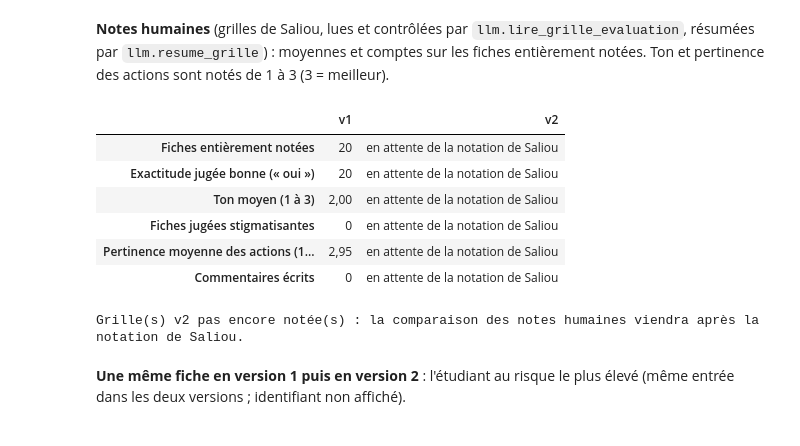
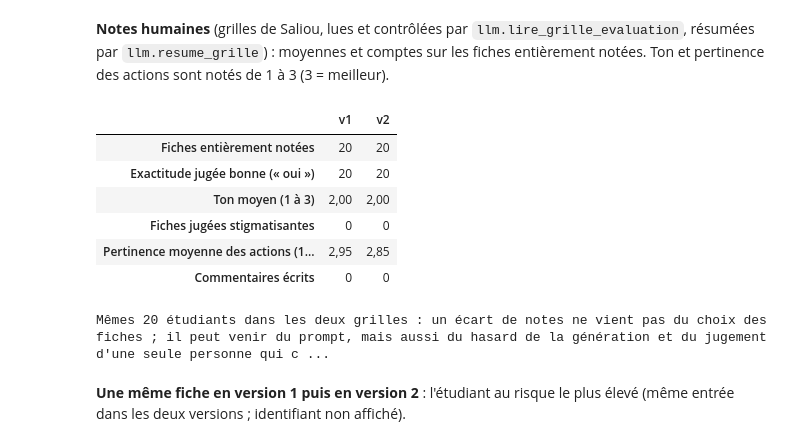
Before and after one commit to saliou489/horizon-decrochage-tutorat, a Jupyter notebook: notebooks/06_llm.ipynb, the cells around one changed output. Cells and saved outputs as stored; diff of their text form; code cells hidden in the pictures.

Commit message:
LL-02 : grille v2 remplie par Saliou et comparaison des notes (#24)
Co-Authored-By: Claude Opus 5.5 <noreply@anthropic.com>

```diff
--- a/notebooks/06_llm.ipynb
+++ b/notebooks/06_llm.ipynb
@@ -502,32 +502,34 @@ Chaque barre mesure un défaut visé par la version 2 (plus courte = mieux), sau
 # %%
 NOMS_NOTES = {"fiches_notees": "Fiches entièrement notées", "exactitude_oui": "Exactitude jugée bonne (« oui »)",
               "ton_moyen": "Ton moyen (1 à 3)", "stigmatisation_oui": "Fiches jugées stigmatisantes",
               "actions_pertinentes_moyennes": "Pertinence moyenne des actions (1 à 3)",
               "commentaires": "Commentaires écrits"}
 notes = {}
 for version, chemin in config.FICHIERS_GRILLE_EVALUATION.items():
     resume = llm.resume_grille(llm.lire_grille_evaluation(chemin)) if chemin.exists() else None
     if resume is None or resume["fiches_notees"] == 0:
         notes[version] = {cle: "en attente de la notation de Saliou" for cle in NOMS_NOTES}
     else:
         notes[version] = {cle: (nombre(valeur, 2) if isinstance(valeur, float) else entier(valeur))
                           for cle, valeur in resume.items()}
 display(pd.DataFrame(notes, index=list(NOMS_NOTES)).rename(index=NOMS_NOTES))
 en_attente = [v for v in notes if notes[v]["fiches_notees"] == "en attente de la notation de Saliou"]
 if en_attente:
     print(f"Grille(s) {', '.join(en_attente)} pas encore notée(s) : la comparaison des notes humaines viendra "
           "après la notation de Saliou.")
 else:
-    print("Mêmes 20 étudiants dans les deux grilles : la différence de notes ne vient que du prompt.")
+    print("Mêmes 20 étudiants dans les deux grilles : un écart de notes ne vient pas du choix des fiches ; il "
+          "peut venir du prompt, mais aussi du hasard de la génération et du jugement d'une seule personne qui "
+          "connaît la version (voir les limites ci-dessous).")
 # %% [output]
 |  | v1 | v2 |
-| Fiches entièrement notées | 20 | en attente de la notation de Saliou |
-| Exactitude jugée bonne (« oui ») | 20 | en attente de la notation de Saliou |
-| Ton moyen (1 à 3) | 2,00 | en attente de la notation de Saliou |
-| Fiches jugées stigmatisantes | 0 | en attente de la notation de Saliou |
-| Pertinence moyenne des actions (1... | 2,95 | en attente de la notation de Saliou |
-| Commentaires écrits | 0 | en attente de la notation de Saliou |
+| Fiches entièrement notées | 20 | 20 |
+| Exactitude jugée bonne (« oui ») | 20 | 20 |
+| Ton moyen (1 à 3) | 2,00 | 2,00 |
+| Fiches jugées stigmatisantes | 0 | 0 |
+| Pertinence moyenne des actions (1... | 2,95 | 2,85 |
+| Commentaires écrits | 0 | 0 |
-Grille(s) v2 pas encore notée(s) : la comparaison des notes humaines viendra après la notation de Saliou.
+Mêmes 20 étudiants dans les deux grilles : un écart de notes ne vient pas du choix des fiches ; il peut venir du prompt, mais aussi du hasard de la génération et du jugement d'une seule personne qui c ...
 # %% [markdown]
 **Une même fiche en version 1 puis en version 2** : l'étudiant au risque le plus élevé (même entrée dans les deux versions ; identifiant non affiché).
 # %%
```
Also changed, not shown: 1 other file.
